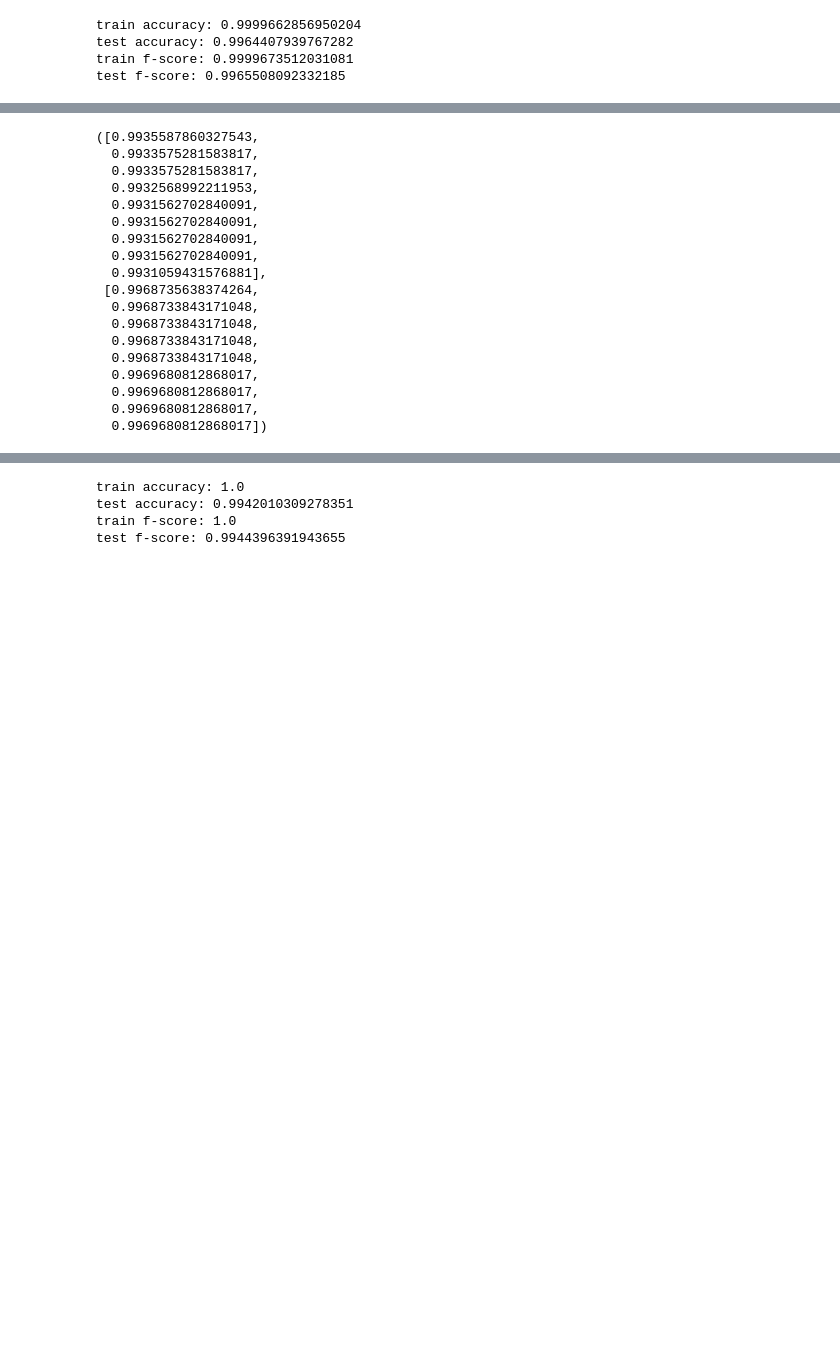
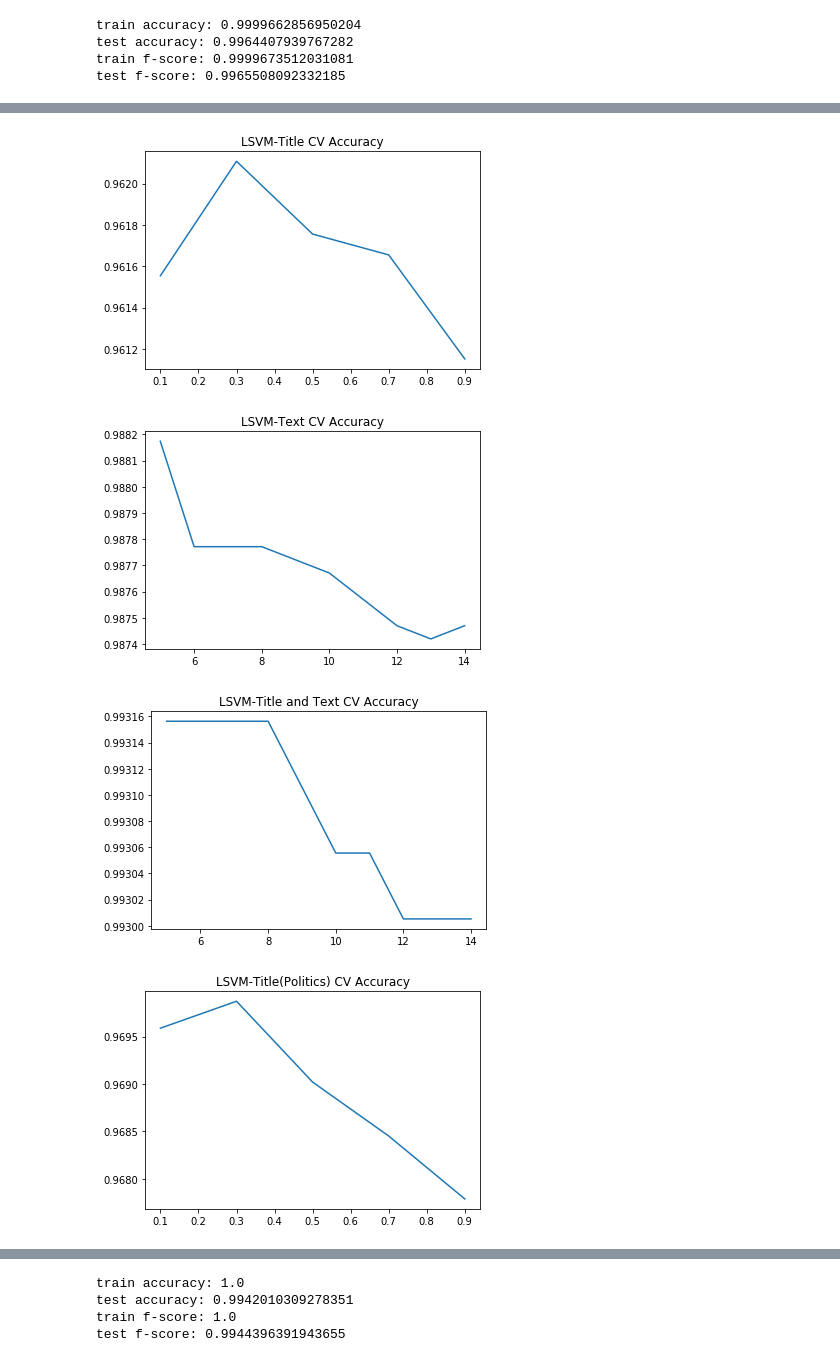
Before and after one commit to zycalice/fake-news-detection, a Jupyter notebook: src/TrainModels.ipynb, the cells around one changed output, grey strips where cells are left out. Drawn from its saved outputs; the diff is of its cells as text; code cells hidden in the pictures; blank space fills up the shorter version.

Commit message:
updated nn model

```diff
--- a/src/TrainModels.ipynb
+++ b/src/TrainModels.ipynb
@@ -259,32 +280,16 @@ def crossValidationLSVM(X, y, hyperparameters):
     X_train, X_test, y_train, y_test = train_test_split(X, y, test_size=0.33, random_state=42)
 
     for h in hyperparameters:
-        model = LinearSVC(max_iter = 50000, C=h)
+        model = LinearSVC(max_iter = 100000, C=h)
         scores.append(cross_val_score(estimator=model, X=X_train, y=y_train, cv=10).mean())
 
     return scores
+# %%
+scoresLSVM_title = crossValidationLSVM(X_train_title, y_train_title, [0.1,0.3,0.5,0.7,0.9])
+scoresLSVM_title_p = crossValidationLSVM(X_train_title_p, y_train_title_p, [0.1,0.3,0.5,0.7,0.9])
+# %%
+scoresLSVM_text = crossValidationLSVM(X_train_text, y_train_text, range(5,15))
+scoresLSVM_text_p = crossValidationLSVM(X_train_text_p, y_train_text_p, range(5,15))
 # %%
-# cross validation
-scoresLSVM_title_text = crossValidationLSVM(X_train_title_text, y_train_title_text, range(1,10))
-scoresLSVM_title_text_p = crossValidationLSVM(X_train_title_text_p, y_train_title_text_p, range(1,10))
+scoresLSVM_title_text = crossValidationLSVM(X_train_title_text, y_train_title_text, range(5,15))
+scoresLSVM_title_text_p = crossValidationLSVM(X_train_title_text_p, y_train_title_text_p, range(5,15))
-# %%
-scoresLSVM_title_text, scoresLSVM_title_text_p
-# %% [output]
-([0.9935587860327543,
-  0.9933575281583817,
-  0.9933575281583817,
-  0.9932568992211953,
-  0.9931562702840091,
-  0.9931562702840091,
-  0.9931562702840091,
-  0.9931562702840091,
-  0.9931059431576881],
- [0.9968735638374264,
-  0.9968733843171048,
-  0.9968733843171048,
-  0.9968733843171048,
-  0.9968733843171048,
-  0.9969680812868017,
-  0.9969680812868017,
-  0.9969680812868017,
-  0.9969680812868017])
@@ -293,0 +296,24 @@ lsvc_p = LinearSVC(max_iter = 50000, C=6)
+# %%
+plt.plot([0.1,0.3,0.5,0.7,0.9],scoresLSVM_title)
+plt.title("LSVM-Title CV Accuracy")
+plt.show()
+plt.plot(range(5,15), scoresLSVM_text)
+plt.title("LSVM-Text CV Accuracy")
+plt.show()
+plt.plot(range(5,15), scoresLSVM_title_text)
+plt.title("LSVM-Title and Text CV Accuracy")
+plt.show()
+plt.plot([0.1,0.3,0.5,0.7,0.9], scoresLSVM_title_p)
+plt.title("LSVM-Title(Politics) CV Accuracy")
+plt.show()
+plt.plot(range(5,15), scoresLSVM_text_p)
+plt.title("LSVM-Text(Politics) CV Accuracy")
+plt.show()
+plt.plot(range(5,15), scoresLSVM_title_text_p)
+plt.title("LSVM-Title and Text(Politics) CV Accuracy")
+plt.show()
+# %% [output]
+[figure, added]
+[figure, added]
+[figure, added]
+[figure, added]
```
Also changed, not shown: parts of 41 cells of this notebook, 10 other files.
